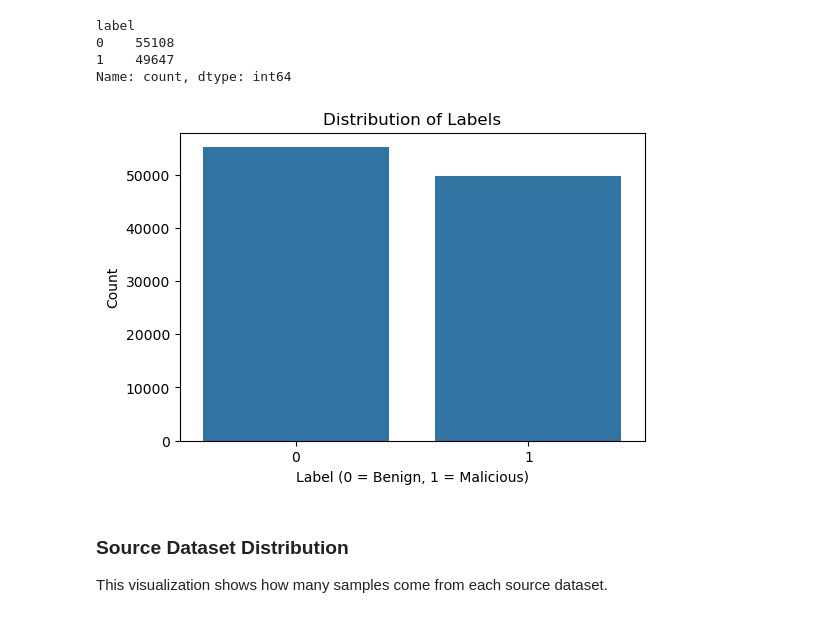
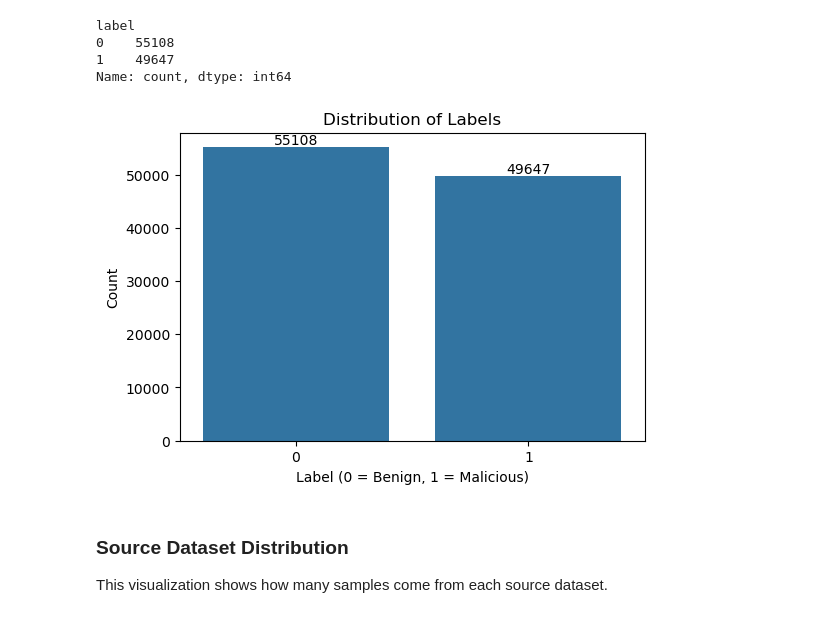
Before and after one commit to joeldiev/aai-590-group-8-capstone, a Jupyter notebook: notebooks/data_pipeline/2_eda.ipynb, the cells around one changed output. Drawn from its saved outputs; the diff is of its cells as text; code cells hidden in the pictures.

```diff
--- a/notebooks/data_pipeline/2_eda.ipynb
+++ b/notebooks/data_pipeline/2_eda.ipynb
@@ -115,18 +115,27 @@ Name: count, dtype: int64
 # %%
 plt.figure(figsize=(6,4))
 
-sns.countplot(
+ax = sns.countplot(
     data=df,
     x="label"
 )
+
+# add counts on top of bars
+for p in ax.patches:
+    ax.annotate(
+        f'{int(p.get_height())}',
+        (p.get_x() + p.get_width() / 2., p.get_height()),
+        ha='center',
+        va='bottom'
+    )
 
 plt.title("Distribution of Labels")
 plt.xlabel("Label (0 = Benign, 1 = Malicious)")
 plt.ylabel("Count")
 
 plt.show()
 # %% [output]
-[figure, old version]
+[figure, new version]
 # %% [markdown]
 ### Source Dataset Distribution
 This visualization shows how many samples come from each source dataset.
```
Also changed, not shown: parts of 2 cells of this notebook, 3 other files.
